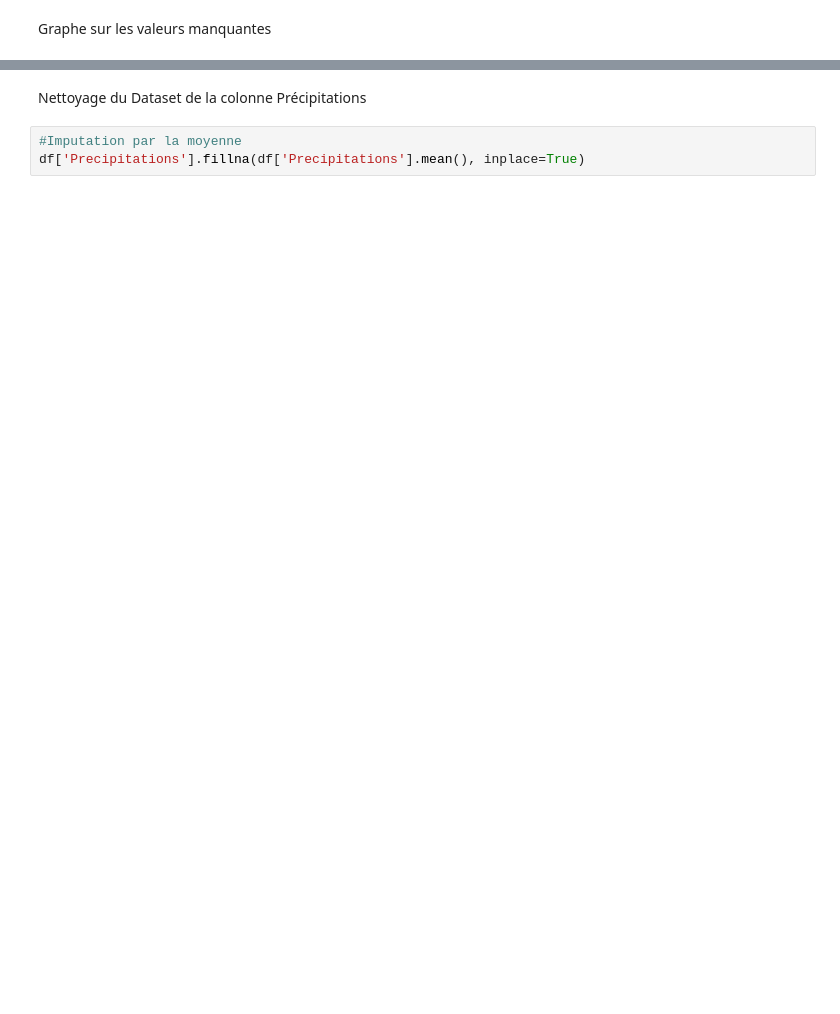
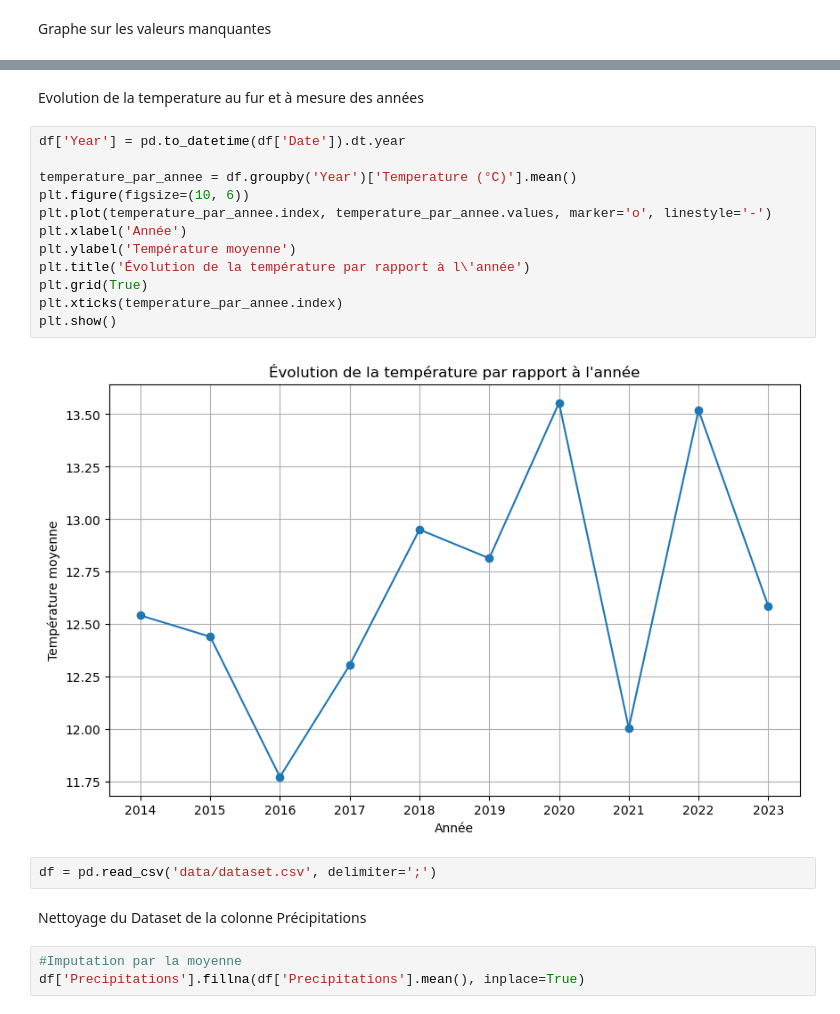
Before and after one commit to ChnMichel/Meteo-JMS-PA, a Jupyter notebook: src/jms-meteo-notebook.ipynb, the cells around one changed output, grey strips where cells are left out. Saved outputs shown, nothing was run; the diff lists cells and outputs as text; blank space fills up the shorter version.

```diff
--- a/src/jms-meteo-notebook.ipynb
+++ b/src/jms-meteo-notebook.ipynb
@@ -91,3 +113,21 @@ plt.show()
+# %% [markdown]
+Evolution de la temperature au fur et à mesure des années
+# %%
+df['Year'] = pd.to_datetime(df['Date']).dt.year
+
+temperature_par_annee = df.groupby('Year')['Temperature (°C)'].mean()
+plt.figure(figsize=(10, 6))
+plt.plot(temperature_par_annee.index, temperature_par_annee.values, marker='o', linestyle='-')
+plt.xlabel('Année')
+plt.ylabel('Température moyenne')
+plt.title('Évolution de la température par rapport à l\'année')
+plt.grid(True)
+plt.xticks(temperature_par_annee.index)
+plt.show()
+# %% [output]
+[figure, added]
+# %%
+df = pd.read_csv('data/dataset.csv', delimiter=';')
 # %% [markdown]
 Nettoyage du Dataset de la colonne Précipitations
 # %%
```
Also changed, not shown: parts of 22 cells of this notebook, 1 other file.
